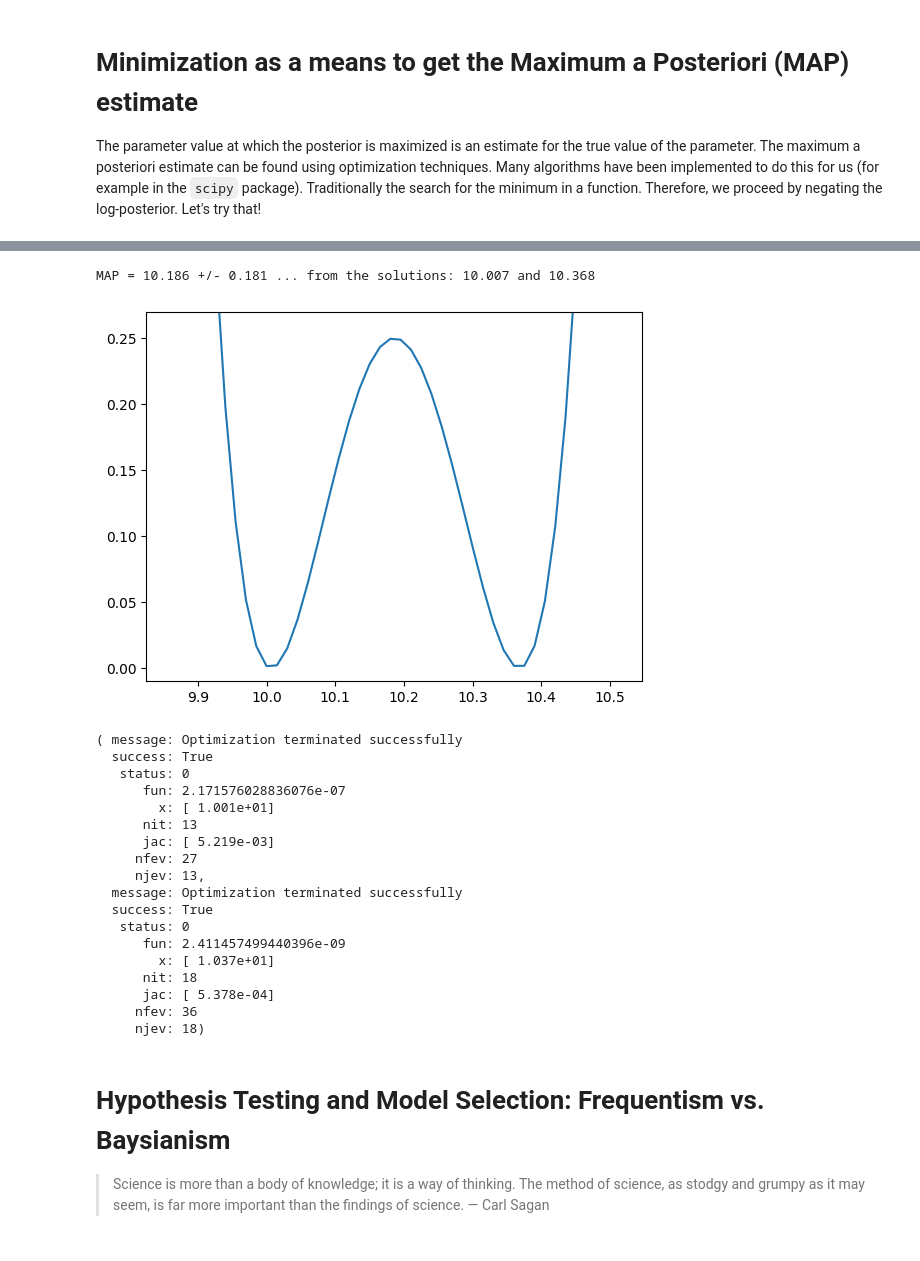
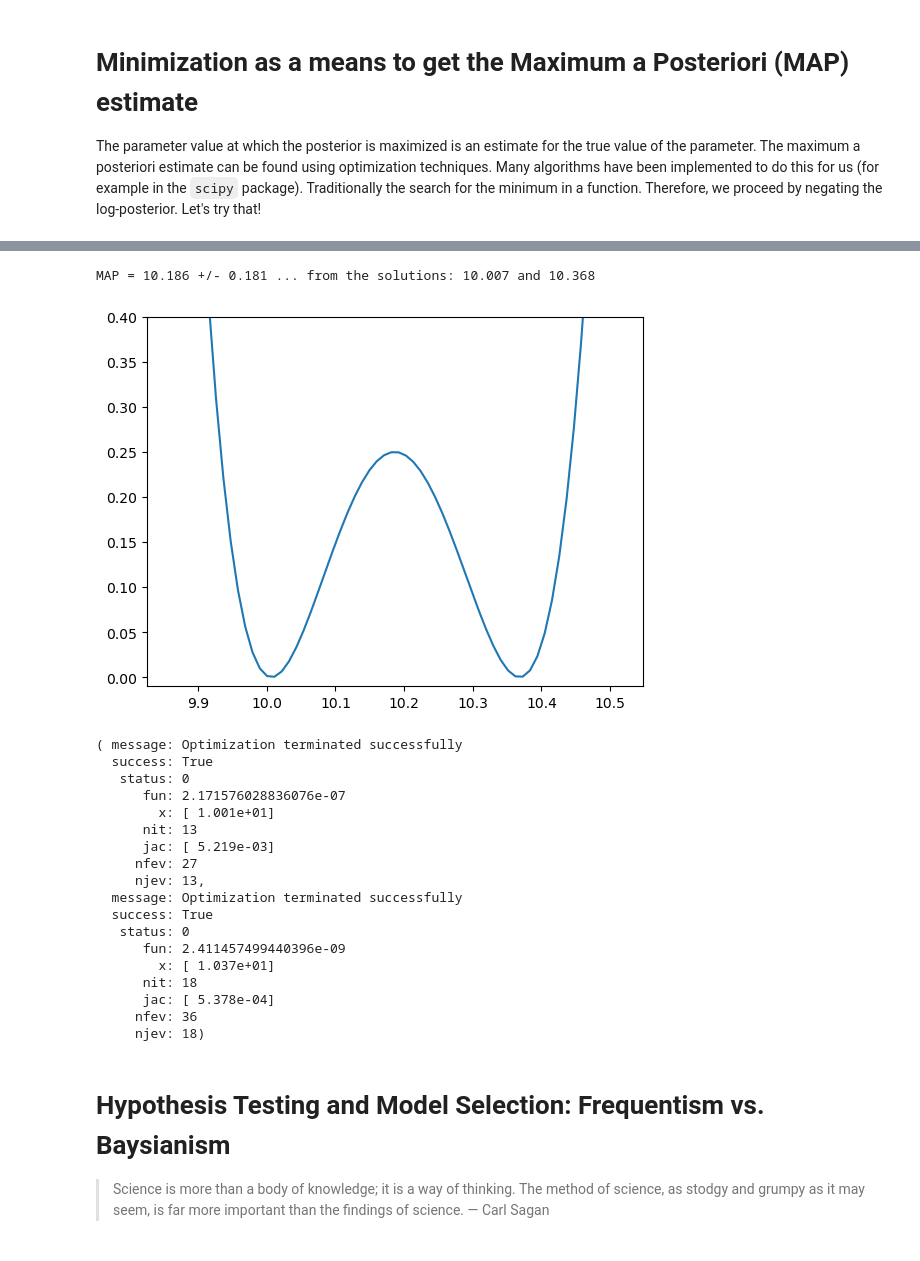
Before and after one commit to astrostatistics-in-crete/2023_summer_school, a Jupyter notebook: Bayesian/Bayesian_Models.ipynb, the cells around one changed output, grey strips where cells are left out. Cells and saved outputs as stored; diff of their text form; code cells hidden in the pictures.

```diff
--- a/Bayesian/Bayesian_Models.ipynb
+++ b/Bayesian/Bayesian_Models.ipynb
@@ -166,7 +199,7 @@ def likelihood(nulx_array, sfr_array, scaling_factor):
 def posterior(scaling_factor, nulx_array, sfr_array):
     return likelihood(nulx_array, sfr_array, scaling_factor) * prior(scaling_factor)
 
-a_values = np.linspace(a_true / 2.0, a_true * 2.0, 1000)
+a_values = np.linspace(a_true / 1.3, a_true * 1.3, 500)
 P_values = np.array([posterior(scaling_factor=a, nulx_array=n_ULXs, sfr_array=SFRs) for a in a_values])
 
 # now try with 100 data points
@@ -306,24 +340,24 @@ plt.show()
 # %%
 solution_left = minimize(lambda x: (ln_posterior(x) - lnP_at_a_MAP + 0.5)**2.0, x0=a_MAP / 2.0, method="SLSQP", bounds=[[0.0, a_MAP*0.999]])
 solution_right = minimize(lambda x: (ln_posterior(x) - lnP_at_a_MAP + 0.5)**2.0, x0=a_MAP * 2.0, method="SLSQP", bounds=[[a_MAP*1.001, np.inf]])
 
 a_lo = solution_left.x[0]
 a_hi = solution_right.x[0]
 a_err = (a_hi - a_lo) / 2.0
 print(f"MAP = {a_MAP:.3f} +/- {a_err:.3f} ... from the solutions: {solution_left.x[0]:.3f} and {solution_right.x[0]:.3f}")
 
 plt.figure()
 xx = a_values
 yy = [(ln_posterior(xxi) - lnP_at_a_MAP + 0.5)**2.0 for xxi in xx]
 plt.plot(a_values, yy)
 plt.xlim(a_MAP - 2*a_err, a_MAP + 2*a_err)
-plt.ylim(-0.01, 0.27)
+plt.ylim(-0.01, 0.4)
 plt.show()
 
 solution_left, solution_right
 # %% [output]
 MAP = 10.186 +/- 0.181 ... from the solutions: 10.007 and 10.368
-[figure, old version]
+[figure, new version]
 ( message: Optimization terminated successfully
   success: True
    status: 0
```
Also changed, not shown: parts of 20 cells of this notebook.
